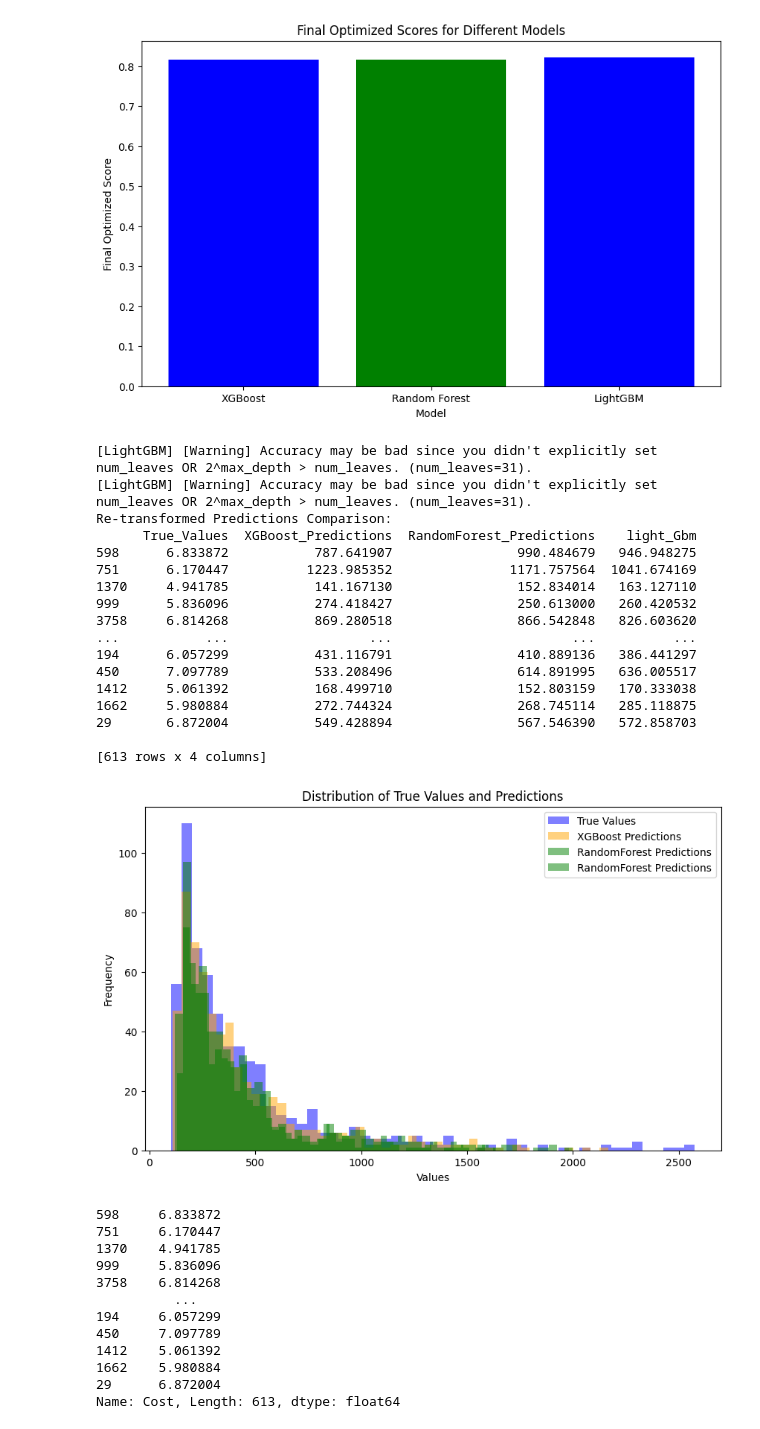
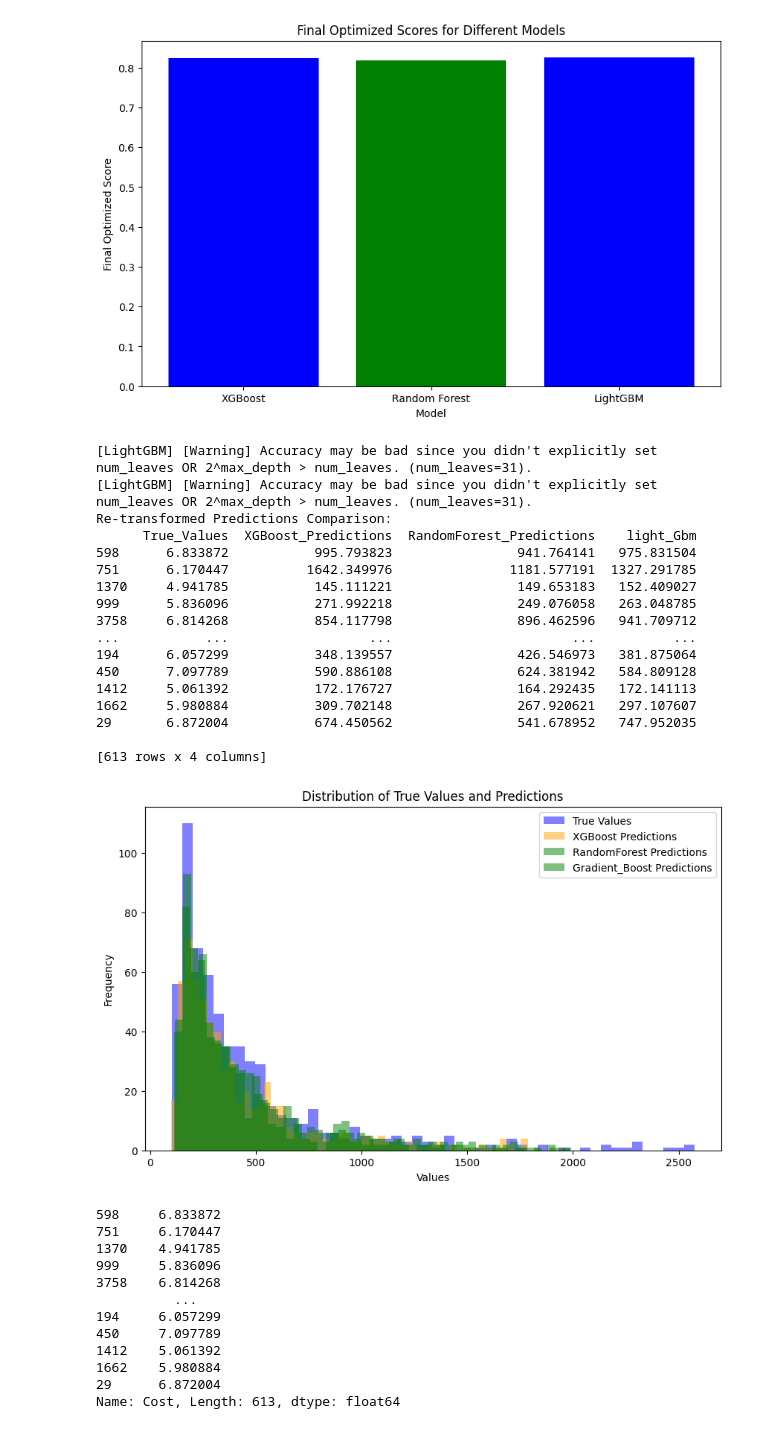
Before and after one commit to Hitesh-Nimbalkar/ML_Project, a Jupyter notebook: Notebook/Model_building.ipynb, the cells around one changed output. Drawn from its saved outputs; the diff is of its cells as text; code cells hidden in the pictures.

```diff
--- a/Notebook/Model_building.ipynb
+++ b/Notebook/Model_building.ipynb
@@ -627,7 +619,7 @@ class OptunaRegression:
 
 # Assuming X_train, X_test, y_train, y_test are available
 optuna_regression = OptunaRegression(X_train, y_train, X_test, y_test)
-results_df = optuna_regression.run_optimization(n_trials=200)
+results_df = optuna_regression.run_optimization(n_trials=50)
 
 # Print the results DataFrame
 print("Results DataFrame:")
@@ -728,41 +720,41 @@ print(results_comparison)
 [LightGBM] [Warning] Accuracy may be bad since you didn't explicitly set num_leaves OR 2^max_depth > num_leaves. (num_leaves=31).
 Re-transformed Predictions Comparison:
       True_Values  XGBoost_Predictions  RandomForest_Predictions    light_Gbm
-598      6.833872           787.641907                990.484679   946.948275
-751      6.170447          1223.985352               1171.757564  1041.674169
-1370     4.941785           141.167130                152.834014   163.127110
-999      5.836096           274.418427                250.613000   260.420532
-3758     6.814268           869.280518                866.542848   826.603620
+598      6.833872           995.793823                941.764141   975.831504
+751      6.170447          1642.349976               1181.577191  1327.291785
+1370     4.941785           145.111221                149.653183   152.409027
+999      5.836096           271.992218                249.076058   263.048785
+3758     6.814268           854.117798                896.462596   941.709712
 ...           ...                  ...                       ...          ...
-194      6.057299           431.116791                410.889136   386.441297
-450      7.097789           533.208496                614.891995   636.005517
-1412     5.061392           168.499710                152.803159   170.333038
-1662     5.980884           272.744324                268.745114   285.118875
-29       6.872004           549.428894                567.546390   572.858703
+194      6.057299           348.139557                426.546973   381.875064
+450      7.097789           590.886108                624.381942   584.809128
+1412     5.061392           172.176727                164.292435   172.141113
+1662     5.980884           309.702148                267.920621   297.107607
+29       6.872004           674.450562                541.678952   747.952035
 
 [613 rows x 4 columns]
 # %%
 plt.figure(figsize=(10, 6))
 
 # Histogram for True Values
 plt.hist(np.exp(y_test), bins=50, alpha=0.5, label='True Values', color='blue')
 
 # Histogram for XGBoost Predictions
 plt.hist(results_comparison['XGBoost_Predictions'], bins=50, alpha=0.5, label='XGBoost Predictions', color='orange')
 
 # Histogram for RandomForest Predictions
 plt.hist(results_comparison['RandomForest_Predictions'], bins=50, alpha=0.5, label='RandomForest Predictions', color='green')
 
-plt.hist(results_comparison['light_Gbm'], bins=50, alpha=0.5, label='RandomForest Predictions', color='green')
+plt.hist(results_comparison['light_Gbm'], bins=50, alpha=0.5, label='Gradient_Boost Predictions', color='green')
 
 
 plt.title('Distribution of True Values and Predictions')
 plt.xlabel('Values')
 plt.ylabel('Frequency')
 plt.legend()
 plt.show()
 # %% [output]
-[figure, old version]
+[figure, new version]
 # %%
 y_test
 # %% [output]
```
Also changed, not shown: parts of 12 cells of this notebook, 8 other files.
